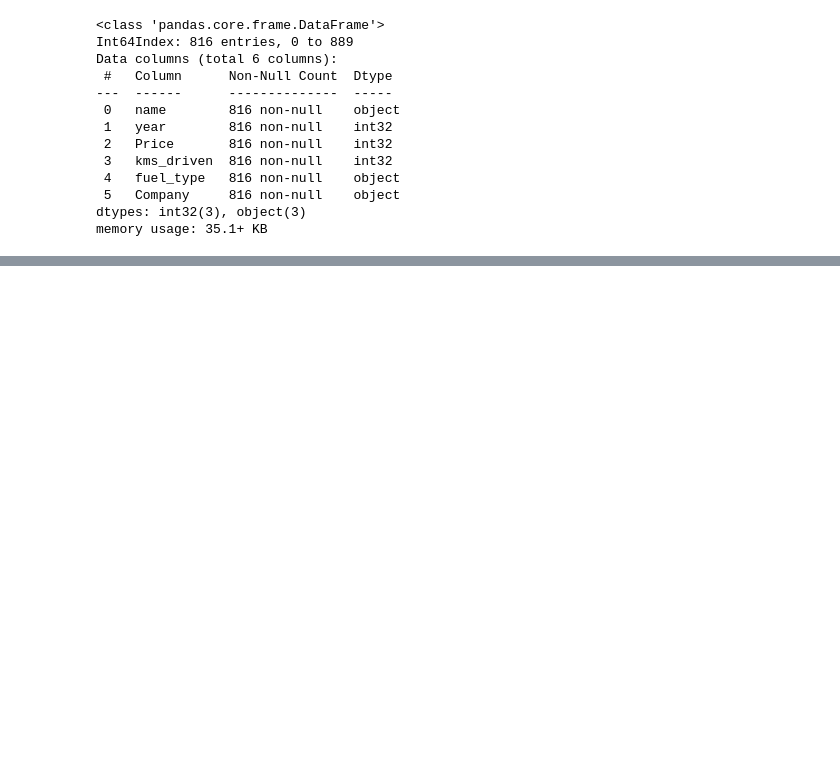
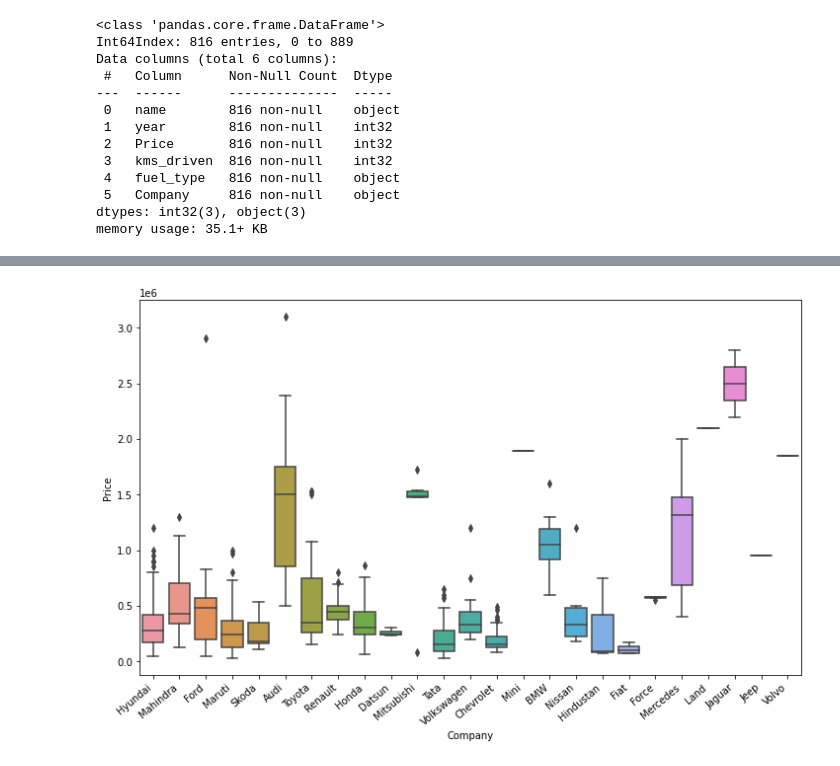
Before and after one commit to Bouaskaoun/car-price-prediction, a Jupyter notebook: main.ipynb, the cells around one changed output, grey strips where cells are left out. Cells and saved outputs as stored; diff of their text form; code cells hidden in the pictures; blank space fills up the shorter version.

```diff
--- a/main.ipynb
+++ b/main.ipynb
@@ -151,0 +213,7 @@ df.to_csv('cleaned_data.csv')
+# %%
+plt.subplots(figsize=(12,7))
+ax = sns.boxplot(data=df,x='Company',y='Price')
+ax.set_xticklabels(ax.get_xticklabels(),rotation=40,ha='right')
+plt.show()
+# %% [output]
+[figure, added]
```
Also changed, not shown: parts of 8 cells of this notebook.
